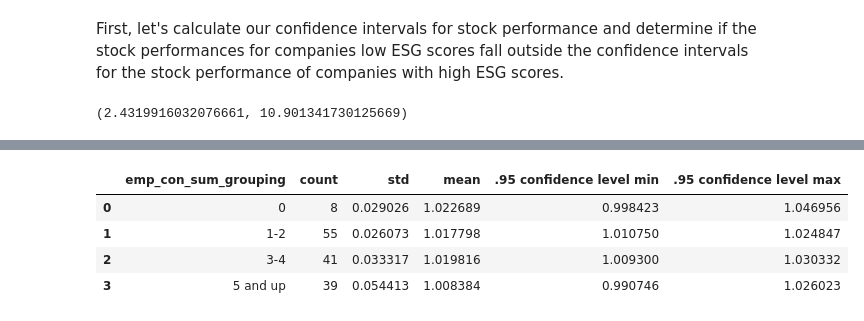
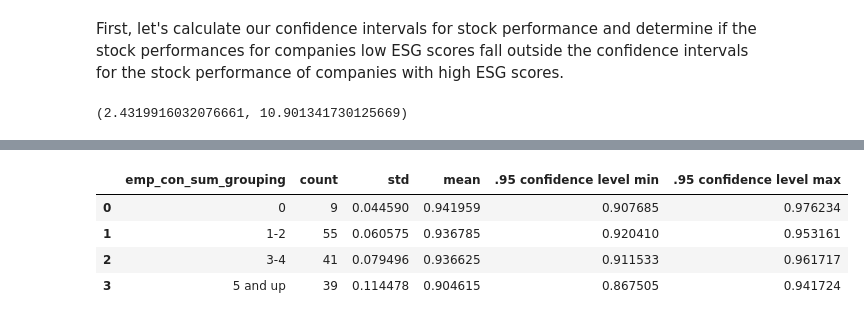
Before and after one commit to chelseatroy/fund_scale, a Jupyter notebook: data_explo/Exploring S&P Ethical Index Data.ipynb, the cells around one changed output, grey strips where cells are left out. Drawn from its saved outputs; the diff is of its cells as text; code cells hidden in the pictures.

```diff
--- a/data_explo/Exploring S&P Ethical Index Data.ipynb
+++ b/data_explo/Exploring S&P Ethical Index Data.ipynb
@@ -602,8 +623,8 @@ confidence_interval_for([1,2,4,3,2,4,6,7,3,2,3,5,7,43,2,3,5,7,45,2,2,2,3,5,6,2,4
 # %%
 labels=emp_str_sum_groupby['emp_str_sum_grouping']
-sample_size = emp_str_sum_groupby['avg_quarterly_roi']['count']
-standard_deviation = emp_str_sum_groupby['avg_quarterly_roi']['std']
-mean = mean = emp_str_sum_groupby['avg_quarterly_roi']['mean']
+sample_size = emp_str_sum_groupby['lower_conf_interval']['count']
+standard_deviation = emp_str_sum_groupby['lower_conf_interval']['std']
+mean = mean = emp_str_sum_groupby['lower_conf_interval']['mean']
 
 def confidence_interval_for_collection(sample_size=[], standard_deviation=[], mean=[], confidence=0.95):
     degrees_freedom = [count - 1 for count in sample_size]
@@ -637,19 +658,19 @@ emp_str_confidence_interval_data
 # %%
 labels=emp_con_sum_groupby['emp_con_sum_grouping']
-sample_size = emp_con_sum_groupby['avg_quarterly_roi']['count']
-standard_deviation = emp_con_sum_groupby['avg_quarterly_roi']['std']
-mean = mean = emp_con_sum_groupby['avg_quarterly_roi']['mean']
+sample_size = emp_con_sum_groupby['lower_conf_interval']['count']
+standard_deviation = emp_con_sum_groupby['lower_conf_interval']['std']
+mean = mean = emp_con_sum_groupby['lower_conf_interval']['mean']
 
 low_end, high_end = confidence_interval_for_collection(sample_size, standard_deviation, mean)
 emp_con_confidence_interval_data = pd.concat([labels, sample_size, standard_deviation, mean], axis=1)
 emp_con_confidence_interval_data['.95 confidence level min'] = low_end
 emp_con_confidence_interval_data['.95 confidence level max'] = high_end
 emp_con_confidence_interval_data
 # %% [output]
 |  | emp_con_sum_grouping | count | std | mean | .95 confidence level min | .95 confidence level max |
-| 0 | 0 | 8 | 0.029026 | 1.022689 | 0.998423 | 1.046956 |
-| 1 | 1-2 | 55 | 0.026073 | 1.017798 | 1.010750 | 1.024847 |
-| 2 | 3-4 | 41 | 0.033317 | 1.019816 | 1.009300 | 1.030332 |
-| 3 | 5 and up | 39 | 0.054413 | 1.008384 | 0.990746 | 1.026023 |
+| 0 | 0 | 9 | 0.044590 | 0.941959 | 0.907685 | 0.976234 |
+| 1 | 1-2 | 55 | 0.060575 | 0.936785 | 0.920410 | 0.953161 |
+| 2 | 3-4 | 41 | 0.079496 | 0.936625 | 0.911533 | 0.961717 |
+| 3 | 5 and up | 39 | 0.114478 | 0.904615 | 0.867505 | 0.941724 |
 # %%
 labels=env_str_sum_groupby['env_str_sum_grouping']
```
Also changed, not shown: parts of 33 cells of this notebook.
